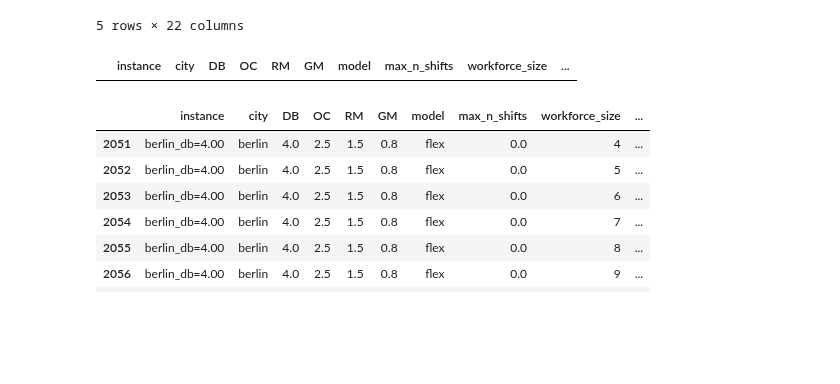
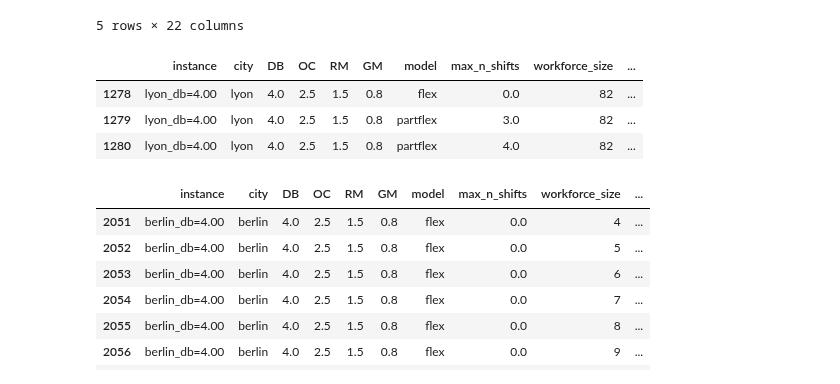
Before and after one commit to carlosperez1997/lmd-sizing-scheduling, a Jupyter notebook: code_team/code_cm/check_workforce_size_output.ipynb, the cells around one changed output. Cells and saved outputs as stored; diff of their text form; code cells hidden in the pictures; blank space fills up the shorter version.

```diff
--- a/code_team/code_cm/check_workforce_size_output.ipynb
+++ b/code_team/code_cm/check_workforce_size_output.ipynb
@@ -50,11 +50,11 @@ df_workforce = pd.concat(list_workforce_xlsx, ignore_index = True)
 df_workforce.columns = ['instance', 'city', 'DB', 'OC',
        'RM', 'GM', 'model', 'max_n_shifts',
        'workforce_size', 'wage_costs', 'objective_value',
-       'objective_value_post_wage', 'workforce_size_trial','run_tim','dict_run']
+       'objective_value_post_wage', 'objval_round','workforce_size_trial','run_time','dict_run']
 df_workforce.loc[df_workforce['max_n_shifts'].isna(), 'max_n_shifts'] = 0
 df_workforce.drop_duplicates(subset = ['instance','OC','model','max_n_shifts','workforce_size_trial'], inplace = True)
-df_workforce['max_'] = df_workforce.groupby(by = ['instance','OC','model','max_n_shifts'])['workforce_size_trial'].transform('max')
-df_workforce = df_workforce[df_workforce['max_']!=df_workforce['workforce_size_trial']]
+# df_workforce['max_'] = df_workforce.groupby(by = ['instance','OC','model','max_n_shifts'])['workforce_size_trial'].transform('max')
+# df_workforce = df_workforce[df_workforce['max_']!=df_workforce['workforce_size_trial']]
 
 # df_workforce['max_'] = df_workforce.groupby(by = ['instance','OC','model','max_n_shifts'])['workforce_size_trial'].transform('max')
 # df_workforce = df_workforce[df_workforce['max_']==df_workforce['workforce_size_trial']]
@@ -109,10 +111,13 @@ df_workforce_count.drop_duplicates(subset = ['instance','OC','model','max_n_shif
 
 df_workforce_count.sort_values(by = ['count'], inplace = True)
 # %%
-df_workforce_count_ = df_workforce_count[df_workforce_count['count']==6].copy()
+df_workforce_count_ = df_workforce_count[df_workforce_count['count']==3].copy()
 df_workforce_count_
 # %% [output]
 |  | instance | city | DB | OC | RM | GM | model | max_n_shifts | workforce_size | ... |
+| 1278 | lyon_db=4.00 | lyon | 4.0 | 2.5 | 1.5 | 0.8 | flex | 0.0 | 82 | ... |
+| 1279 | lyon_db=4.00 | lyon | 4.0 | 2.5 | 1.5 | 0.8 | partflex | 3.0 | 82 | ... |
+| 1280 | lyon_db=4.00 | lyon | 4.0 | 2.5 | 1.5 | 0.8 | partflex | 4.0 | 82 | ... |
 # %%
 df_data = df_workforce.copy()
 
```
Also changed, not shown: parts of 2 cells of this notebook, 4 other files.
